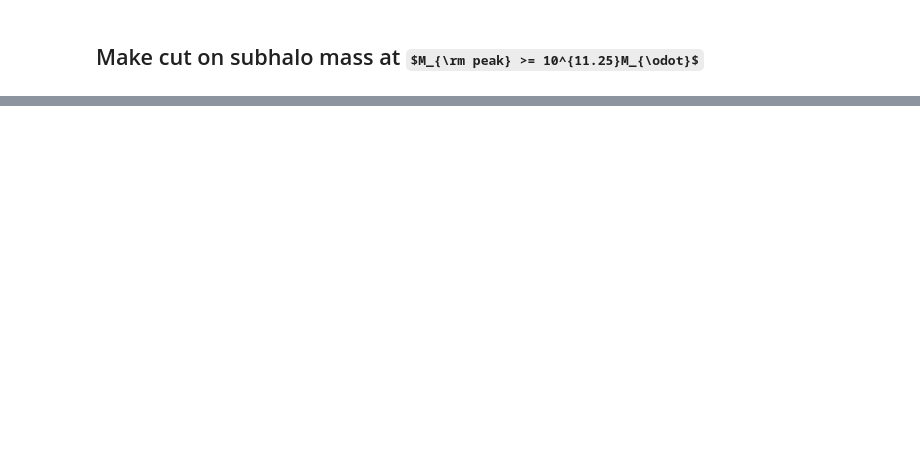
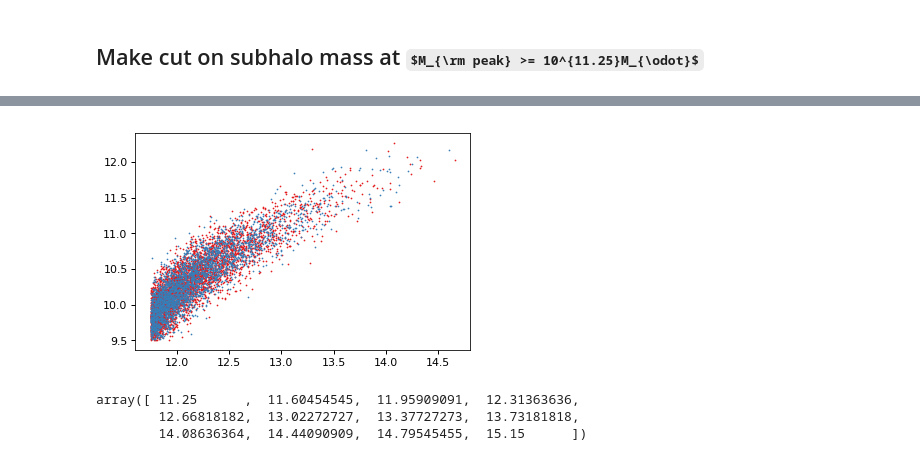
Before and after one commit to aphearin/segmass, a Jupyter notebook: segmass/csmf_composite_model_dev.ipynb, the cells around one changed output, grey strips where cells are left out. Cells and saved outputs as stored; diff of their text form; code cells hidden in the pictures; some formulas as TeX source; blank space fills up the shorter version.

```diff
--- a/segmass/csmf_composite_model_dev.ipynb
+++ b/segmass/csmf_composite_model_dev.ipynb
@@ -66,0 +75,19 @@ __=ax.hist(np.log10(sm), bins=100)
+# %%
+fig, ax = plt.subplots(1, 1)
+
+x = np.log10(beh_mpeak)
+y = np.log10(beh_sm)
+len(beh_sm), len(beh_mask)
+
+x2 = np.log10(model.mock.galaxy_table['halo_mpeak'])
+y2 = np.log10(model.mock.galaxy_table['stellar_mass'])
+__=ax.scatter(x2[::50], y2[::50], s=0.5, color=red)
+__=ax.scatter(x[::50], y[::50], s=0.5, color=blue)
+# %% [output]
+[figure, added]
+# %%
+np.log10(host_haloprop_bins)
+# %% [output]
+array([ 11.25      ,  11.60454545,  11.95909091,  12.31363636,
+        12.66818182,  13.02272727,  13.37727273,  13.73181818,
+        14.08636364,  14.44090909,  14.79545455,  15.15      ])
```
Also changed, not shown: parts of 12 cells of this notebook, 1 other file.
